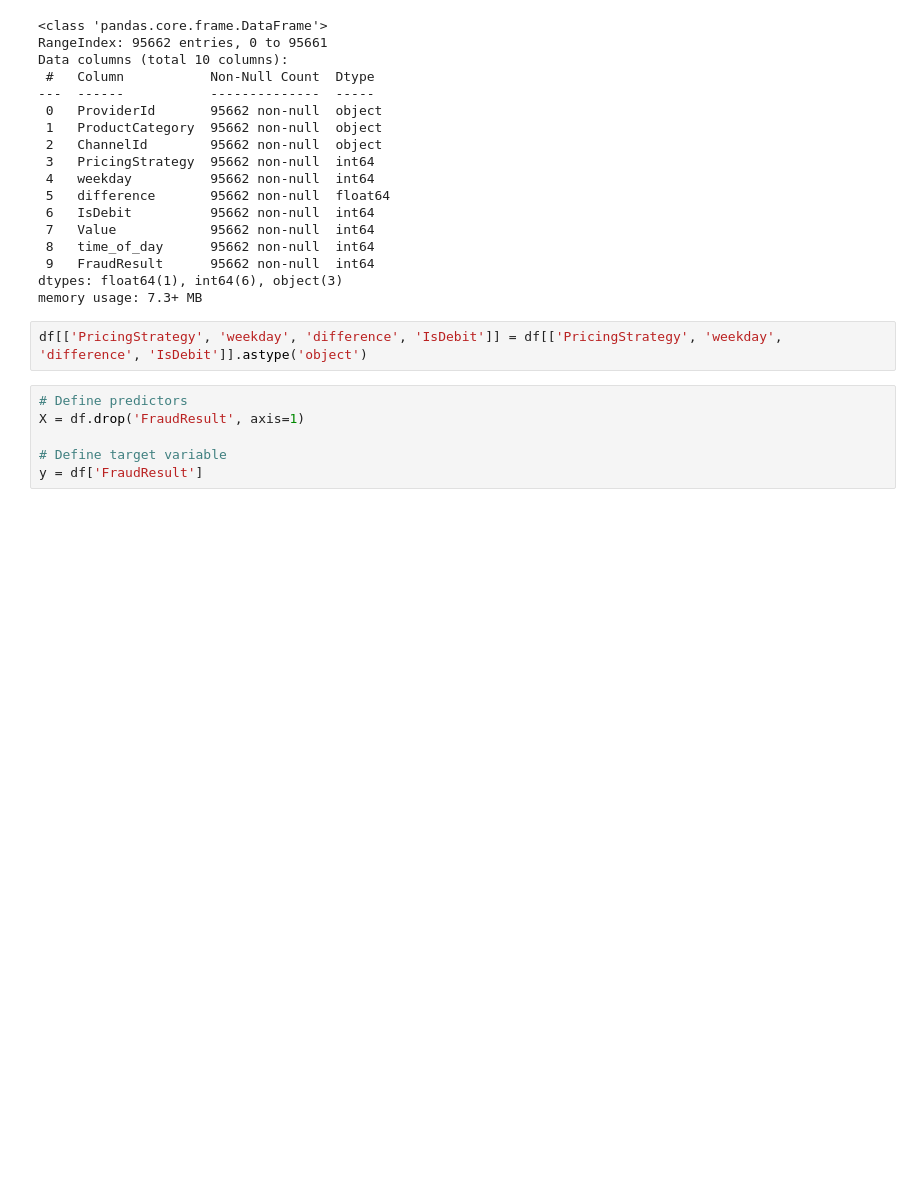
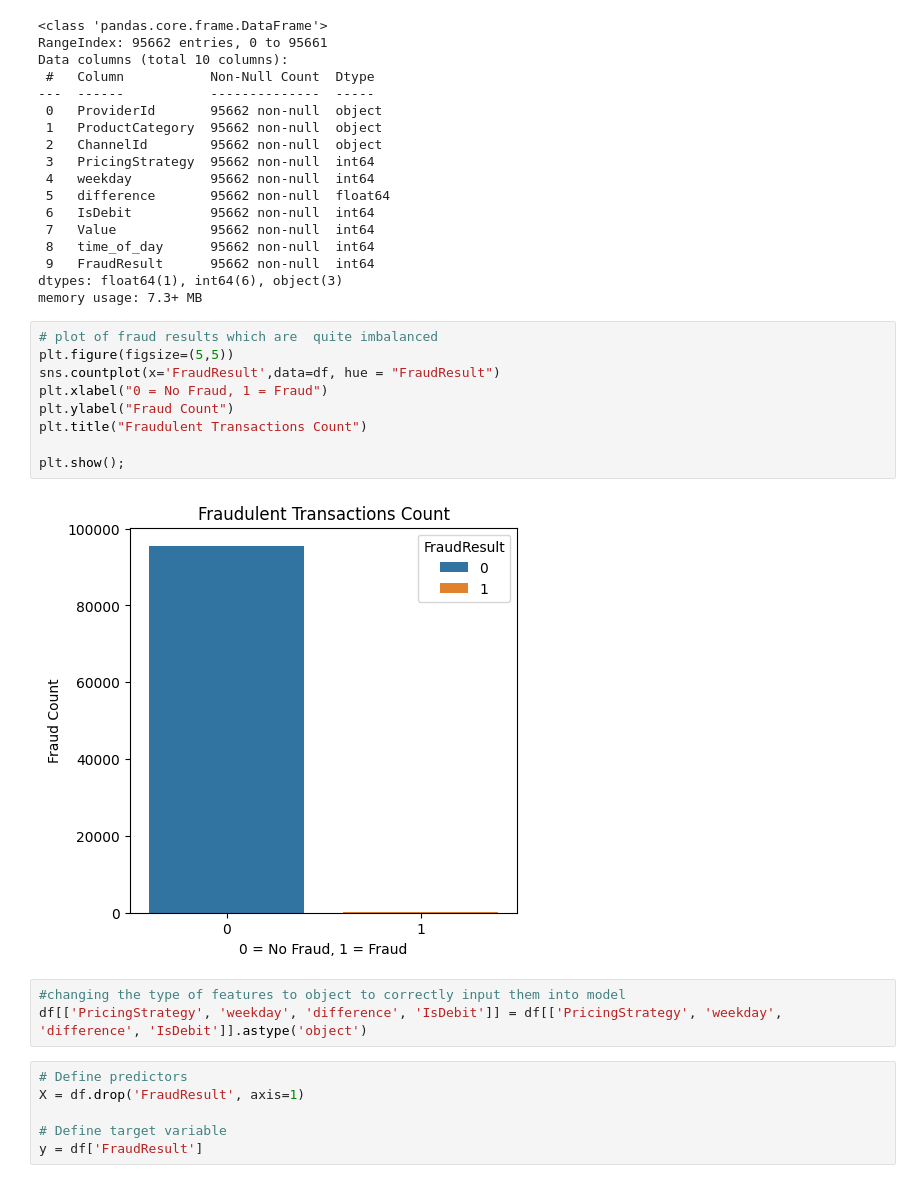
Before and after one commit to rkaur22/ML-fraud-detection-project, a Jupyter notebook: models/best_models.ipynb, the cells around one changed output. Drawn from its saved outputs; the diff is of its cells as text; blank space fills up the shorter version.

```diff
--- a/models/best_models.ipynb
+++ b/models/best_models.ipynb
@@ -46,7 +50,19 @@ Data columns (total 10 columns):
  9   FraudResult      95662 non-null  int64
 dtypes: float64(1), int64(6), object(3)
 memory usage: 7.3+ MB
+# %%
+# plot of fraud results which are  quite imbalanced
+plt.figure(figsize=(5,5))
+sns.countplot(x='FraudResult',data=df, hue = "FraudResult")
+plt.xlabel("0 = No Fraud, 1 = Fraud")
+plt.ylabel("Fraud Count")
+plt.title("Fraudulent Transactions Count")
+
+plt.show();
+# %% [output]
+[figure, added]
 # %%
+#changing the type of features to object to correctly input them into model
 df[['PricingStrategy', 'weekday', 'difference', 'IsDebit']] = df[['PricingStrategy', 'weekday', 'difference', 'IsDebit']].astype('object')
 # %%
 # Define predictors
```
Also changed, not shown: parts of 13 cells of this notebook, 5 other files.
